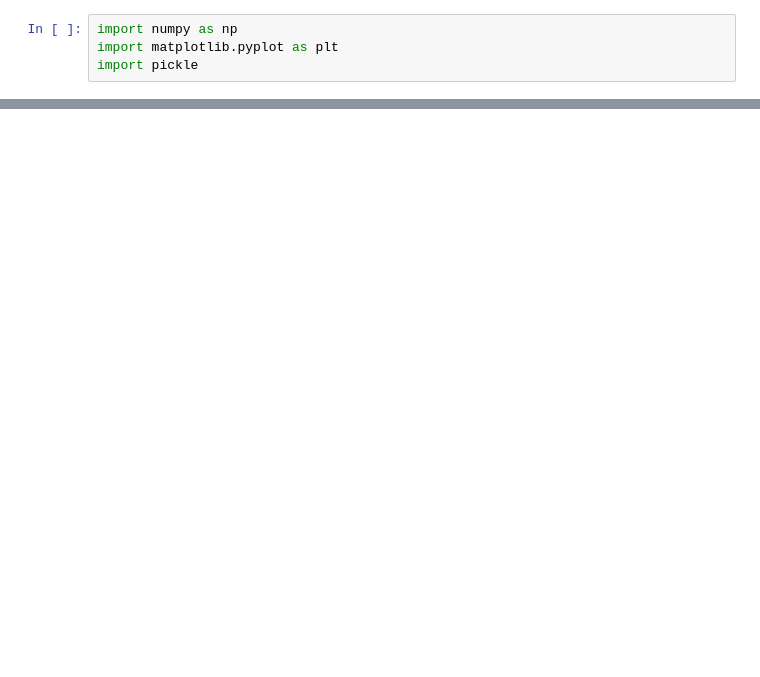
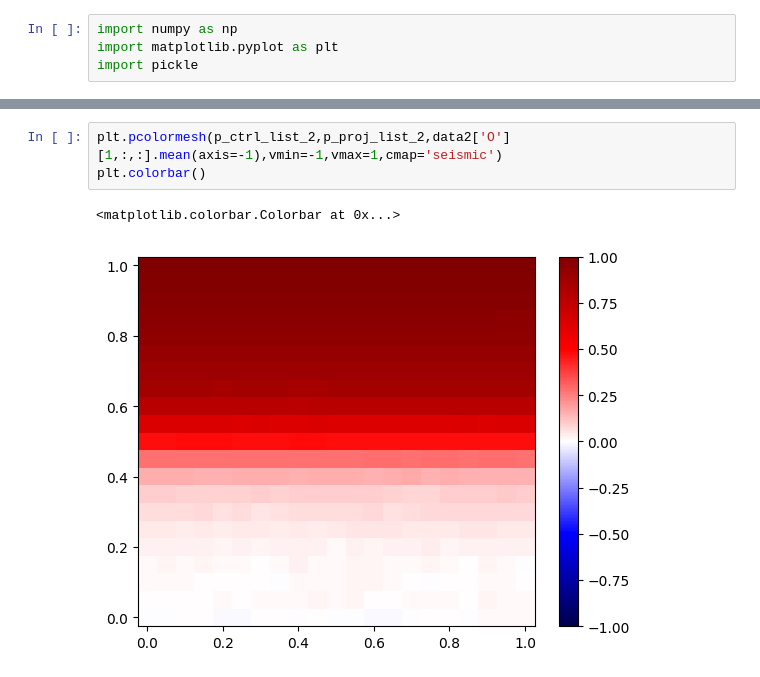
Before and after one commit to hainingpan/control_transition, a Jupyter notebook: fig.ipynb, the cells around one changed output, grey strips where cells are left out. Saved outputs shown, nothing was run; the diff lists cells and outputs as text; blank space fills up the shorter version.

```diff
--- a/fig.ipynb
+++ b/fig.ipynb
@@ -55,0 +56,6 @@ Text(0.5, 0, '$p_{ctrl}$')
+# %%
+plt.pcolormesh(p_ctrl_list_2,p_proj_list_2,data2['O'][1,:,:].mean(axis=-1),vmin=-1,vmax=1,cmap='seismic')
+plt.colorbar()
+# %% [output]
+<matplotlib.colorbar.Colorbar at 0x...>
+[figure, added]
```
Also changed, not shown: parts of 32 cells of this notebook.
